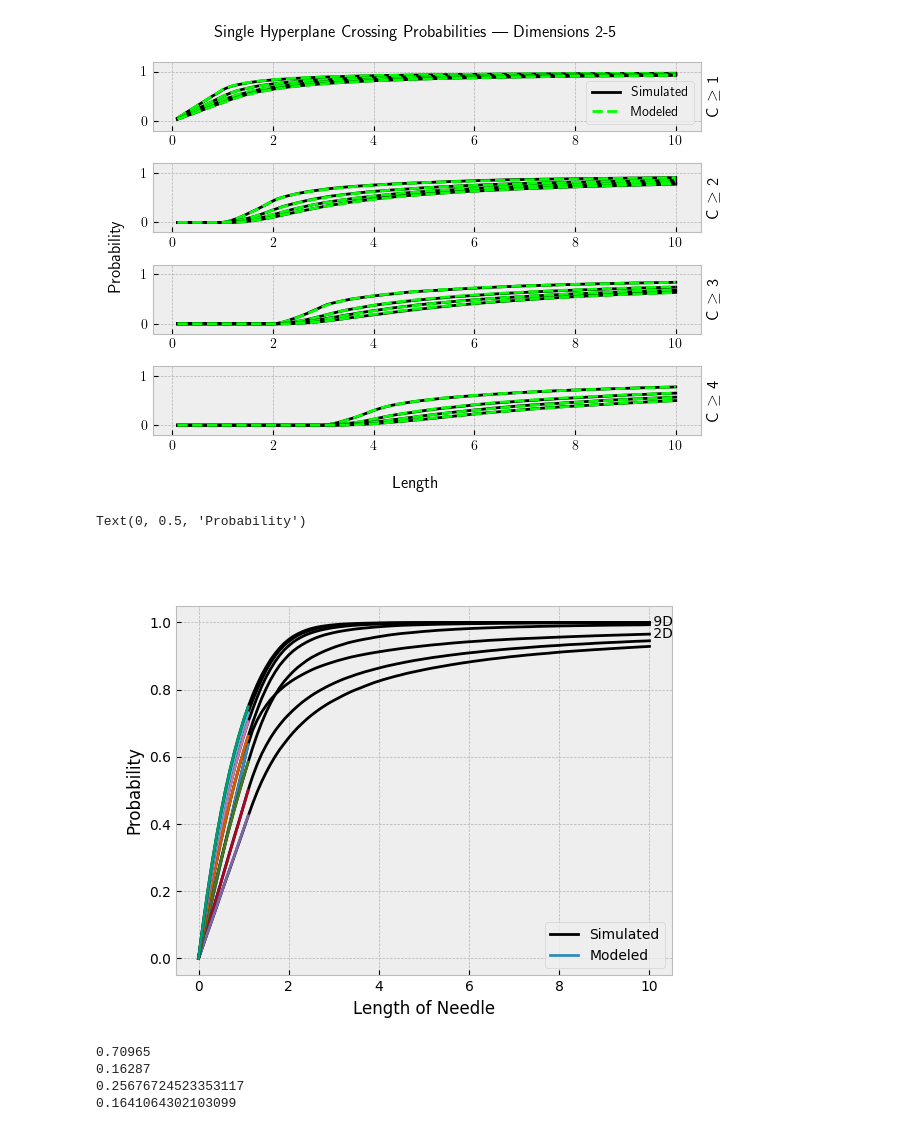
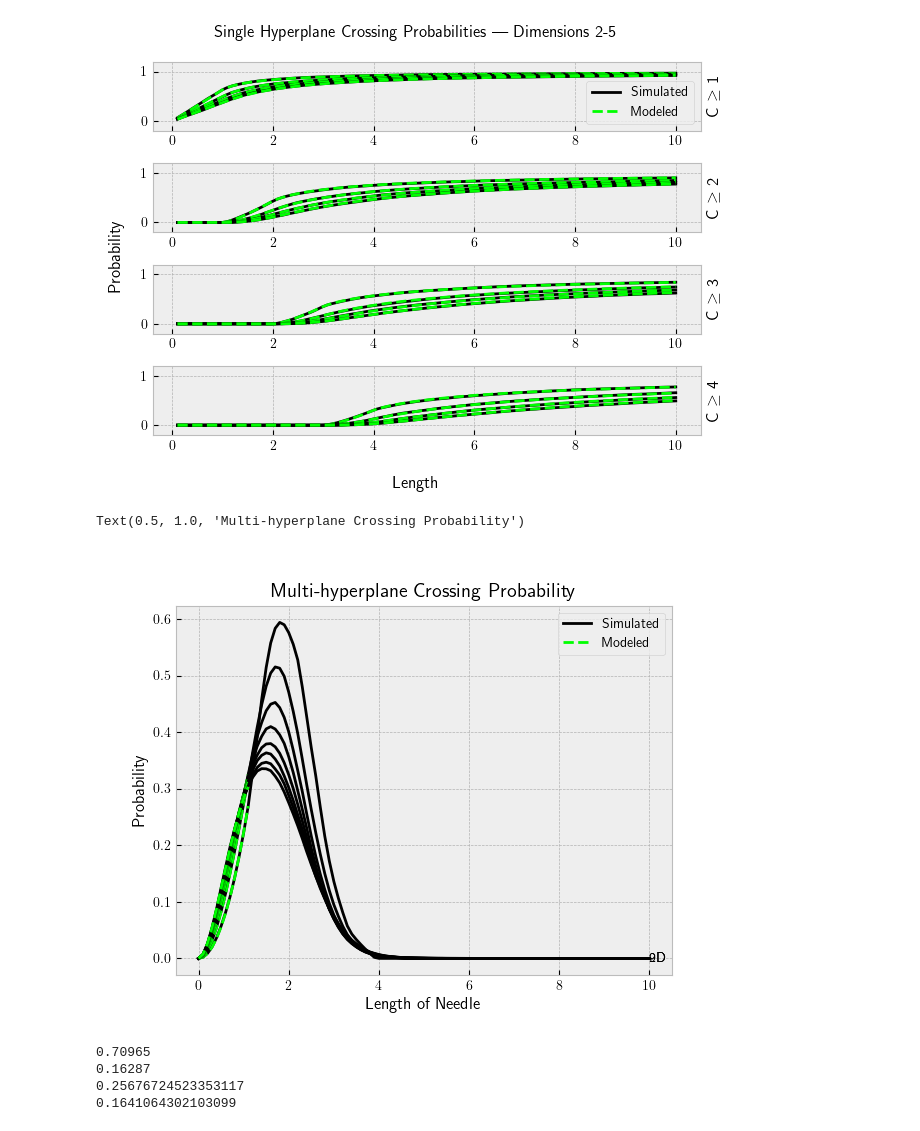
Before and after one commit to aechoi/buffon_extension, a Jupyter notebook: src/demo_notebook.ipynb, the cells around one changed output. Cells and saved outputs as stored; diff of their text form; code cells hidden in the pictures.

Commit message:
add in modeling function for any crossing with any number of hyperplanes with any spacing in any dim for small needle

```diff
--- a/src/demo_notebook.ipynb
+++ b/src/demo_notebook.ipynb
@@ -33,7 +33,7 @@ for c, ax in zip(Cs, axs):
         sim_probs = sampling.get_sim_prob_ge(samples, dim, lengths, c, hyperplanes, spacing)
         ax.plot(lengths, sim_probs, "k")
 
-        probabilities = modeling.prob_of_crossing_vs_length(lengths, dim, c, hyperplanes, spacing)
+        probabilities = modeling.prob_of_crossing_single_set(lengths, dim, c, hyperplanes, spacing)
         ax.plot(lengths, probabilities, "--", color=(0,1,0))
 
         ax.set_ylim([-0.2, 1.2])
@@ -47,53 +47,40 @@ fig.supxlabel("Length")
 fig.suptitle("Single Hyperplane Crossing Probabilities | Dimensions 2-5")
 plt.tight_layout()
 # %% [output]
-[figure, old version]
+[figure, new version]
 # %%
 # Probability Given multiple sets of hyperplanes
 importlib.reload(sampling)
 importlib.reload(modeling)
 
 samples = 100000
 dims = np.arange(2, 10, 1)
 lengths = np.linspace(0, 10, 101)
-c = 1
+c = 2
 
 fig, ax = plt.subplots()
 for idx, dim in enumerate(tqdm(dims)):
     spacing = (np.arange(dim)*2+11)/10
-    hyperplanes = max(1, dim-3)
+    hyperplanes = max(1, dim)
 
-    sim_probs = sampling.get_sim_prob_ge(samples, dim, lengths, c, hyperplanes, spacing)
+    sim_probs = sampling.get_sim_prob_e(samples, dim, lengths, c, hyperplanes, spacing)
     ax.plot(lengths, sim_probs, "k")
 
-    # probabilities = modeling.prob_of_crossing_vs_length(lengths, dim, c, hyperplanes, spacing)
-    # ax.plot(lengths, probabilities, "--", color=(0,1,0))
-
-    # Testing new model
     r_s = lengths[lengths<=min(spacing)]
-    modeled_prob = 0
-    for i in range(1, hyperplanes+1):
-        # calculate reciprical sum
-        reciprocal_sum = 0
-        for combos in combinations(spacing[:hyperplanes], i):
-            reciprocal_sum += 1/np.prod(combos)
-        modeled_prob += (-1)**(i-1)*r_s**i*spec.gamma(dim/2)/np.pi**(i/2)/spec.gamma(dim/2+i/2)*reciprocal_sum
-
-    # modeled_prob_m = r_ml/spacing[0]/np.pi*spec.beta(dim/2, 0.5) + r_ml/spacing[1]/np.pi*spec.beta(dim/2, 0.5) - 2*r_ml**2/np.pi/dim/spacing[0]/spacing[1]
-    ax.plot(r_s, modeled_prob)
+    modeled_prob = modeling.prob_of_crossing_small_r(r_s, dim, c, hyperplanes, spacing)
+    ax.plot(r_s, modeled_prob, "--", color=(0, 1, 0))
 
     if idx==0:
         ax.text(lengths[-1], sim_probs[-1], f" {dim}D", verticalalignment="center")
         ax.legend(["Simulated", "Modeled"])
-    # ax.plot(lengths[lengths<1], lengths[lengths<1]*spec.gamma(dim/2)/spec.gamma(0.5)/spec.gamma(dim/2+0.5))
 
 ax.text(lengths[-1], sim_probs[-1], f" {dim}D", verticalalignment="center")
 ax.set_xlabel("Length of Needle")
 ax.set_ylabel("Probability")
-# ax.set_title("Simulated and Modeled Probability \nof at least a Single Crossing in Multiple Dimensions")
+ax.set_title("Multi-hyperplane Crossing Probability")
 # %% [output]
-Text(0, 0.5, 'Probability')
+Text(0.5, 1.0, 'Multi-hyperplane Crossing Probability')
-[figure, old version]
+[figure, new version]
 # %%
 importlib.reload(sampling)
 # multi-spacing debug
```
Also changed, not shown: 1 other file.
